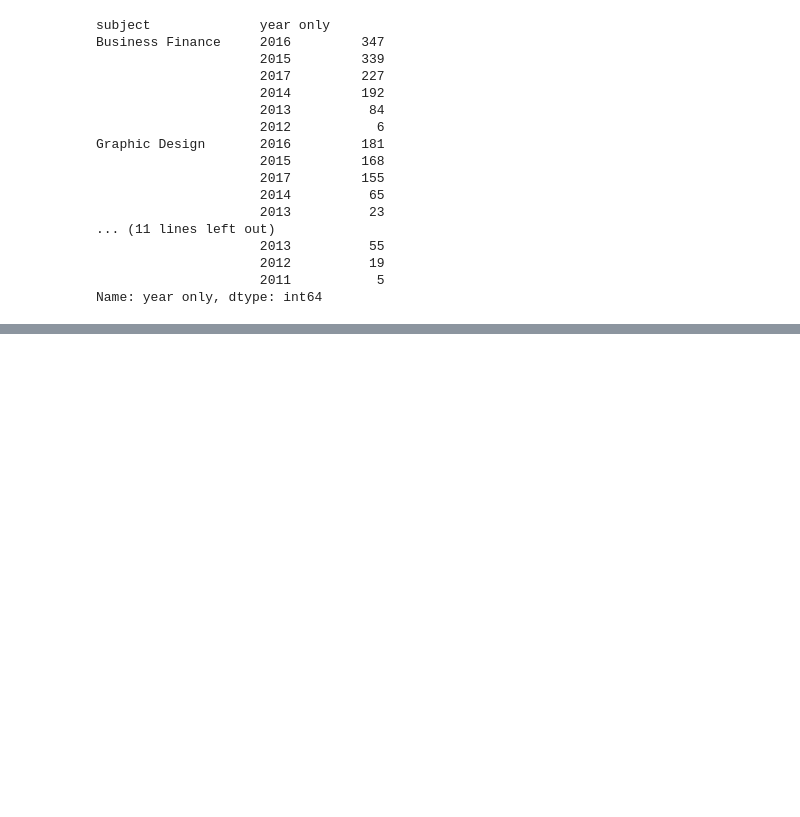
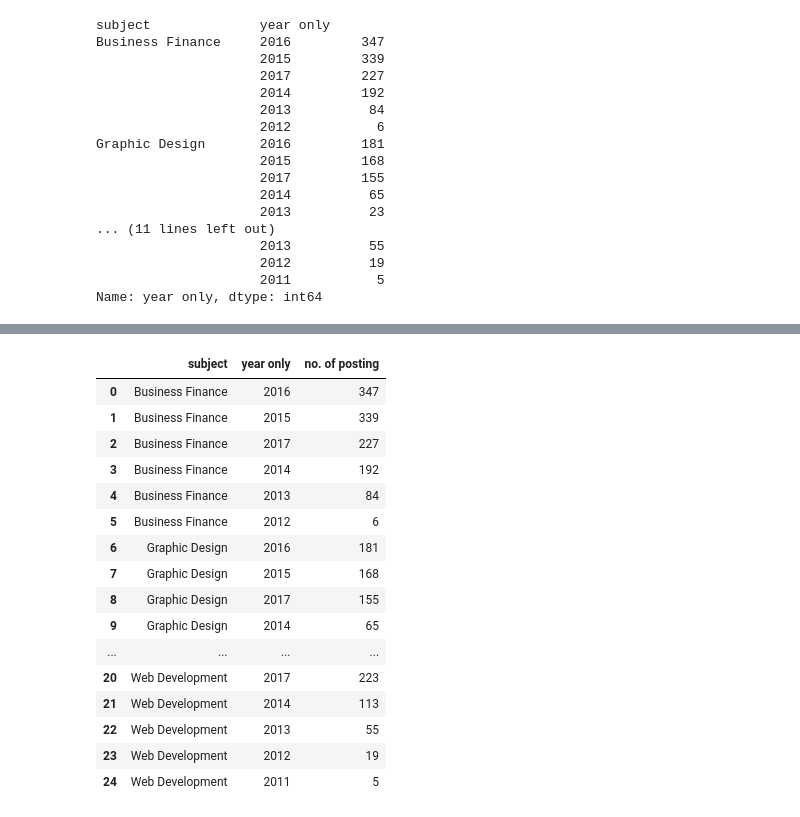
Before and after one commit to deepmihir/Pandas-Project, a Jupyter notebook: case_study_6_UdemyCourses.ipynb, the cells around one changed output, grey strips where cells are left out. Saved outputs shown, nothing was run; the diff lists cells and outputs as text; code cells hidden in the pictures; blank space fills up the shorter version.

```diff
--- a/case_study_6_UdemyCourses.ipynb
+++ b/case_study_6_UdemyCourses.ipynb
@@ -379,0 +404,21 @@ Name: year only, dtype: int64
+# %%
+df1 = pd.read_csv('df_csv.csv')
+df1
+# %% [output]
+|  | subject | year only | no. of posting |
+| 0 | Business Finance | 2016 | 347 |
+| 1 | Business Finance | 2015 | 339 |
+| 2 | Business Finance | 2017 | 227 |
+| 3 | Business Finance | 2014 | 192 |
+| 4 | Business Finance | 2013 | 84 |
+| 5 | Business Finance | 2012 | 6 |
+| 6 | Graphic Design | 2016 | 181 |
+| 7 | Graphic Design | 2015 | 168 |
+| 8 | Graphic Design | 2017 | 155 |
+| 9 | Graphic Design | 2014 | 65 |
+| ... | ... | ... | ... |
+| 20 | Web Development | 2017 | 223 |
+| 21 | Web Development | 2014 | 113 |
+| 22 | Web Development | 2013 | 55 |
+| 23 | Web Development | 2012 | 19 |
+| 24 | Web Development | 2011 | 5 |
```
Also changed, not shown: parts of 3 cells of this notebook, 4 other files.
